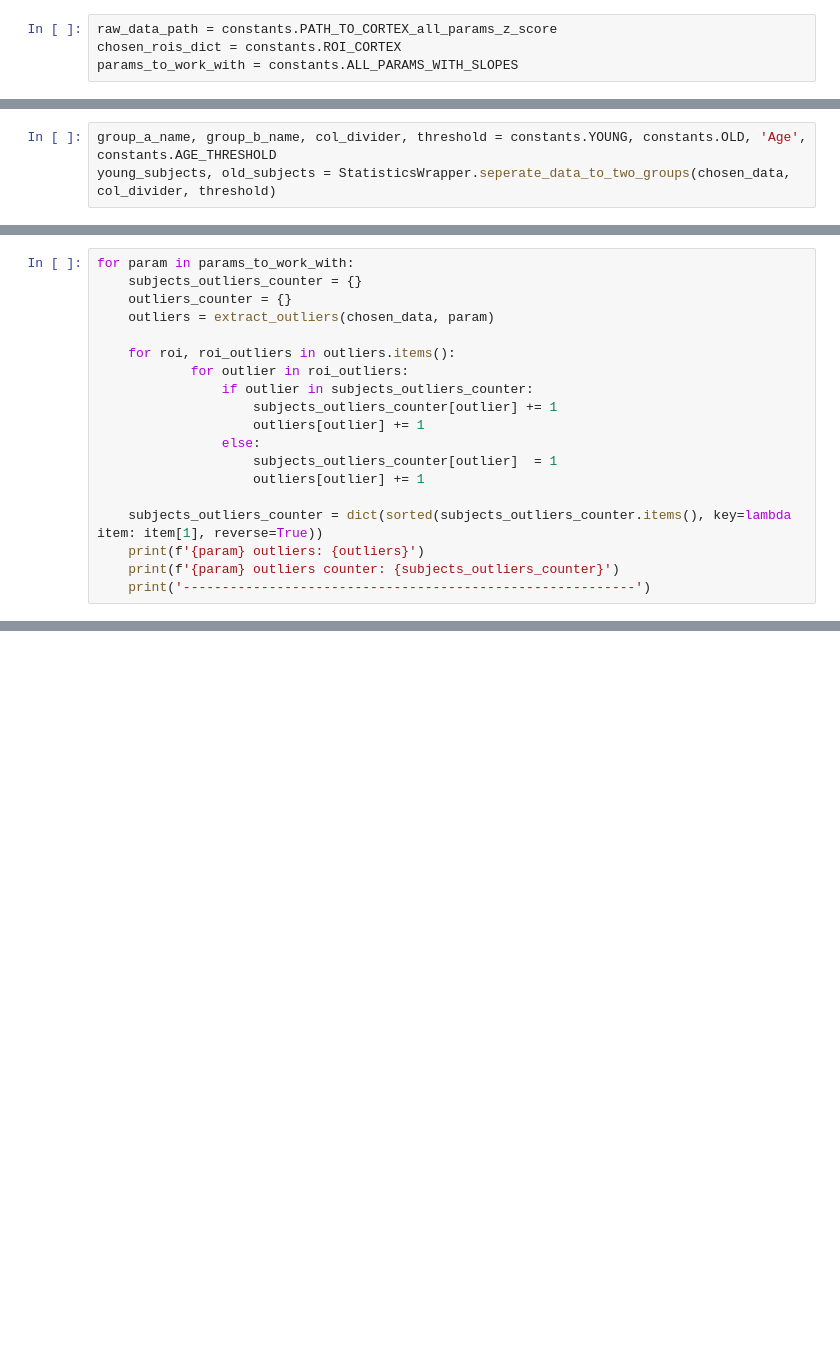
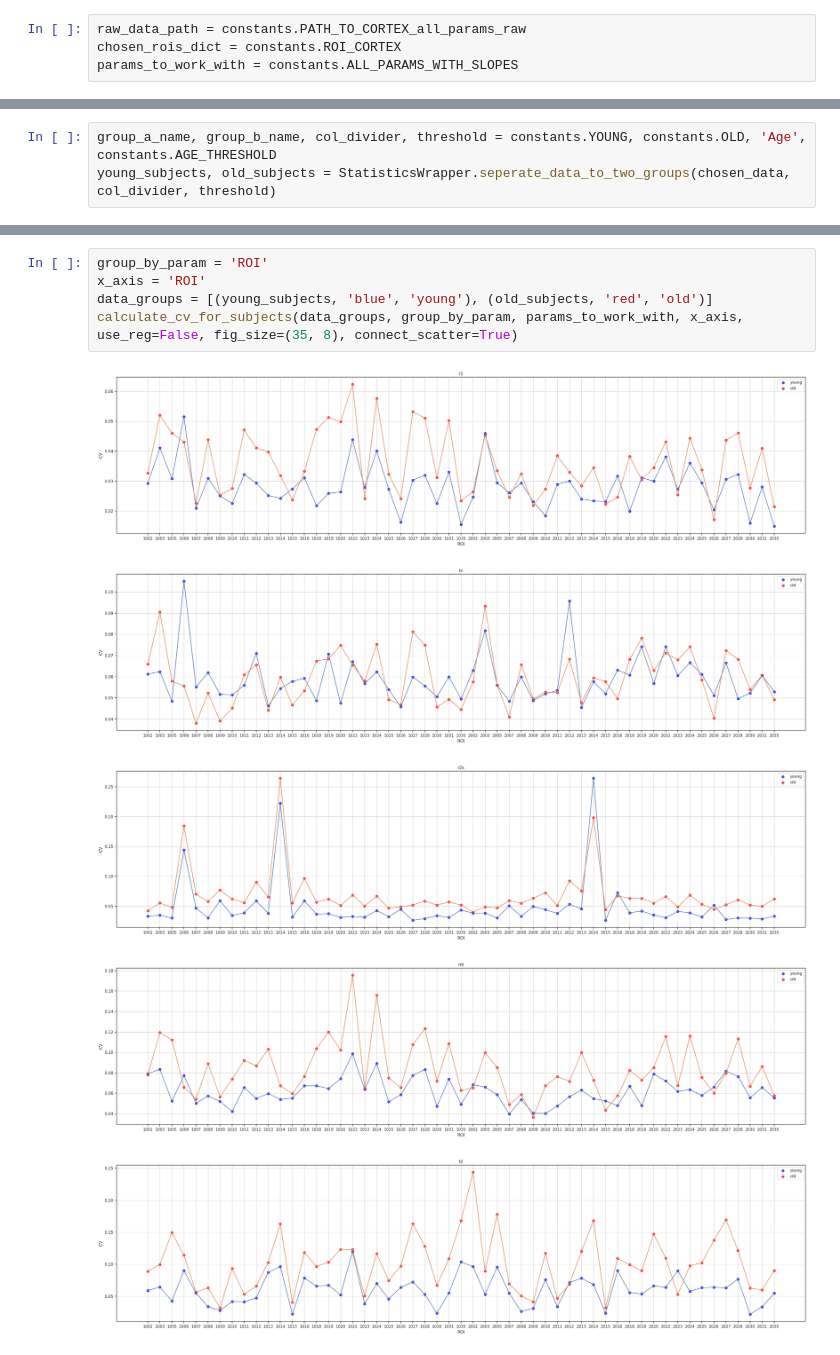
Before and after one commit to NivAm12/qMRI_Analyzer, a Jupyter notebook: analyze_data.ipynb, the cells around one changed output, grey strips where cells are left out. Drawn from its saved outputs; the diff is of its cells as text; blank space fills up the shorter version.

```diff
--- a/analyze_data.ipynb
+++ b/analyze_data.ipynb
@@ -11,7 +11,7 @@ import pandas as pd
 import matplotlib.pyplot as plt
 from sklearn.linear_model import LinearRegression
 # %%
-raw_data_path = constants.PATH_TO_CORTEX_all_params_z_score
+raw_data_path = constants.PATH_TO_CORTEX_all_params_raw
 chosen_rois_dict = constants.ROI_CORTEX
 params_to_work_with = constants.ALL_PARAMS_WITH_SLOPES
 # %%
@@ -42,19 +84,0 @@ def extract_outliers(data, param):
-# %%
-for param in params_to_work_with:
-    subjects_outliers_counter = {}
-    outliers_counter = {}
-    outliers = extract_outliers(chosen_data, param)
-
-    for roi, roi_outliers in outliers.items():
-            for outlier in roi_outliers:
-                if outlier in subjects_outliers_counter:
-                    subjects_outliers_counter[outlier] += 1
-                    outliers[outlier] += 1
-                else:
-                    subjects_outliers_counter[outlier]  = 1
-                    outliers[outlier] += 1
-
-    subjects_outliers_counter = dict(sorted(subjects_outliers_counter.items(), key=lambda item: item[1], reverse=True))
-    print(f'{param} outliers: {outliers}')
-    print(f'{param} outliers counter: {subjects_outliers_counter}')
-    print('----------------------------------------------------------')
@@ -110,0 +126,11 @@ calculate_cv_for_subjects(chosen_data, params_to_work_with, 'Age')
+# %%
+group_by_param = 'ROI'
+x_axis = 'ROI'
+data_groups = [(young_subjects, 'blue', 'young'), (old_subjects, 'red', 'old')]
+calculate_cv_for_subjects(data_groups, group_by_param, params_to_work_with, x_axis, use_reg=False, fig_size=(35, 8), connect_scatter=True)
+# %% [output]
+[figure, added]
+[figure, added]
+[figure, added]
+[figure, added]
+[figure, added]
```
Also changed, not shown: parts of 19 cells of this notebook.
